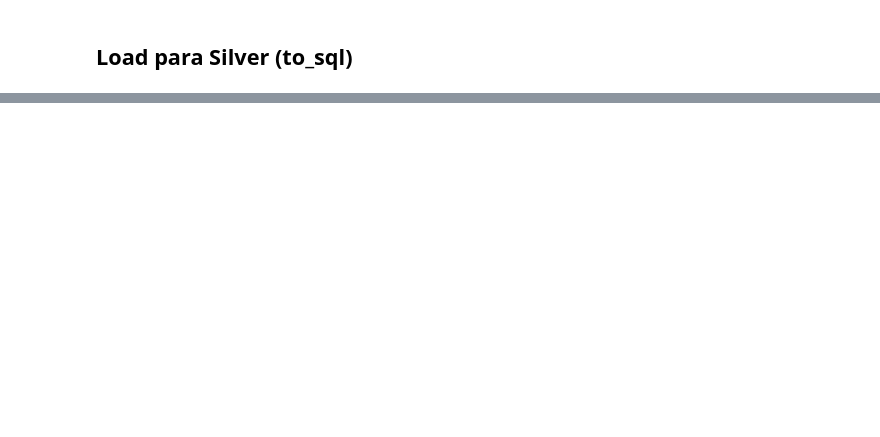
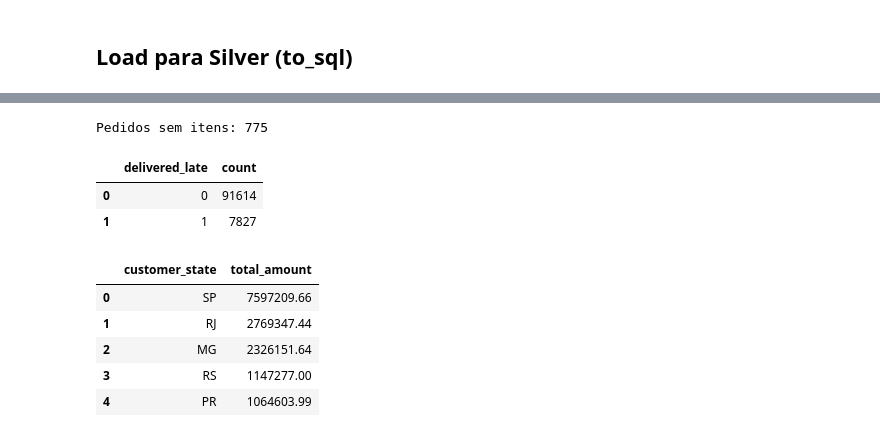
Before and after one commit to LeticiaAires/brazilian_e-commerce_analysis, a Jupyter notebook: Transfomer/etl-raw-to-silver.ipynb, the cells around one changed output, grey strips where cells are left out. Saved outputs shown, nothing was run; the diff lists cells and outputs as text; code cells hidden in the pictures; blank space fills up the shorter version.

```diff
--- a/Transfomer/etl-raw-to-silver.ipynb
+++ b/Transfomer/etl-raw-to-silver.ipynb
@@ -822,18 +895,0 @@ connection to server at "localhost" (127.0.0.1), port 5435 failed: Connection re
-# %%
-# 8A.1 — Conexão (reusa .env com PGPORT=5434)
-
-DB_HOST   = os.getenv("PGHOST", "localhost")
-DB_PORT   = os.getenv("PGPORT", "5434")  # <- porta nova
-DB_NAME   = os.getenv("PGDATABASE", "olist")
-DB_USER   = os.getenv("PGUSER", "postgres")
-DB_PASS   = os.getenv("PGPASSWORD", "postgres")
-
-engine = create_engine(
-    f"postgresql+psycopg2://{DB_USER}:{DB_PASS}@{DB_HOST}:{DB_PORT}/{DB_NAME}",
-    future=True, pool_pre_ping=True
-)
-
-def exec_sql(sql: str):
-    with engine.begin() as conn:
-        conn.exec_driver_sql(sql)
-    print("OK")
@@ -916,0 +984,38 @@ connection to server at "localhost" (127.0.0.1), port 5434 failed: Connection re
+# %%
+with engine.connect() as conn:
+    conn.exec_driver_sql(f'SET search_path TO "{DB_SCHEMA}", public;')
+    missing_items = conn.exec_driver_sql("""
+        SELECT COUNT(*) FROM orders o
+        WHERE NOT EXISTS (
+            SELECT 1 FROM order_items oi WHERE oi.order_id = o.order_id
+        );
+    """).scalar()
+    print("Pedidos sem itens:", missing_items)
+# %% [output]
+Pedidos sem itens: 775
+# %%
+pd.read_sql(
+    'SELECT delivered_late, COUNT(*) FROM orders GROUP BY delivered_late',
+    engine,
+    params=None
+)
+# %% [output]
+|  | delivered_late | count |
+| 0 | 0 | 91614 |
+| 1 | 1 | 7827 |
+# %%
+query = """
+    SELECT customer_state, SUM(total_payment_value) AS total_amount
+    FROM treated_order_items
+    GROUP BY customer_state
+    ORDER BY total_amount DESC
+    LIMIT 5;
+"""
+pd.read_sql(query, engine)
+# %% [output]
+|  | customer_state | total_amount |
+| 0 | SP | 7597209.66 |
+| 1 | RJ | 2769347.44 |
+| 2 | MG | 2326151.64 |
+| 3 | RS | 1147277.00 |
+| 4 | PR | 1064603.99 |
```
Also changed, not shown: parts of 21 cells of this notebook, 1 other file.
